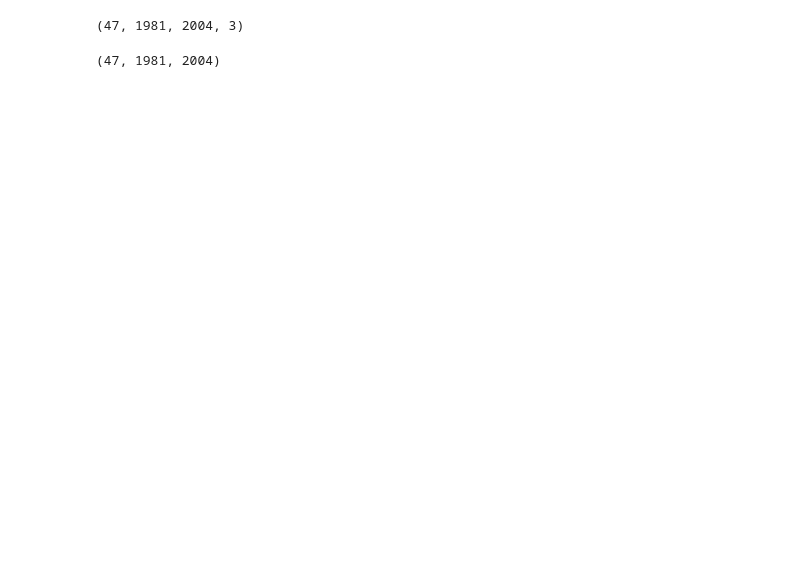
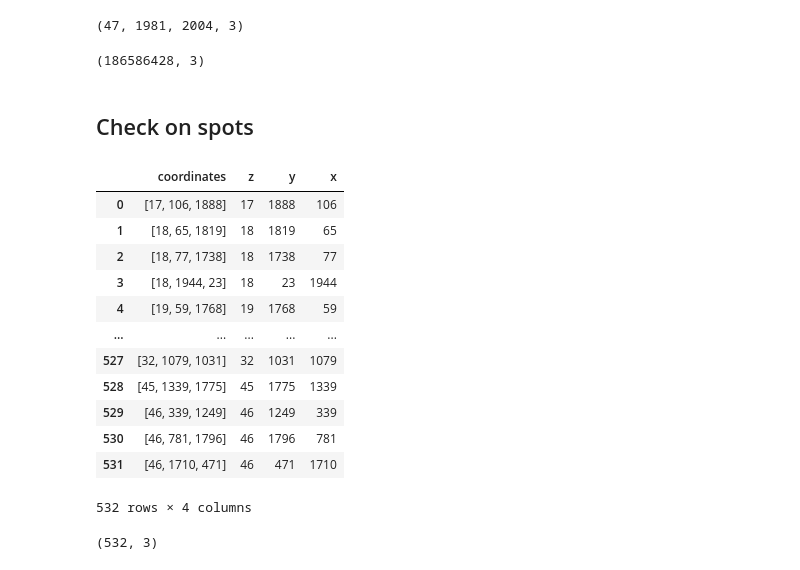
Before and after one commit to SlimaniF/Sequential_Fish, a Jupyter notebook: testing_notebooks/chromatic_abberration_testing.ipynb, the cells around one changed output. Drawn from its saved outputs; the diff is of its cells as text; code cells hidden in the pictures; blank space fills up the shorter version.

Commit message:
testing spots correction for chromatic abberrations

```diff
--- a/testing_notebooks/chromatic_abberration_testing.ipynb
+++ b/testing_notebooks/chromatic_abberration_testing.ipynb
@@ -48,7 +48,7 @@ calibration_image.shape
 # %% [output]
 (47, 1981, 2004, 3)
 # %%
-corrected_image = apply_polynomial_transform_3d_to_signal(
+corrected_image = apply_polynomial_transform_to_signal(
     image= calibration_image[...,2],
     poly= calibration['polynomial_features_inv'],
     model_x= calibration['x_inv_fit'],
@@ -56,9 +56,16 @@ corrected_image = apply_polynomial_transform_3d_to_signal(
     model_z= calibration['z_inv_fit'],
     voxel_size=calibration['voxel_size']
 )
-corrected_image.shape
+
+corrected_image_2d = apply_polynomial_transform_to_signal(
+    image= calibration_image[...,2],
+    poly= calibration['polynomial_features_inv'],
+    model_x= calibration['x_inv_fit'],
+    model_y= calibration['y_inv_fit'],
+    voxel_size=calibration['voxel_size']
+)
 # %% [output]
-(47, 1981, 2004)
+(186586428, 3)
 # %%
 import napari, os
 os.environ["QT_QPA_PLATFORM"] = "xcb"
@@ -72,2 +80,48 @@ Viewer.add_image(corrected_image, scale= voxel_size, name= "corrected_image", co
 
 napari.run()
+# %% [markdown]
+## Check on spots
+# %%
+def convert_str_coordinates_to_zyx_columns(coordinates_series : pd.Series) :
+    coordinates_series = coordinates_series.str.replace('(','').str.replace(')','').str.split(',')
+    res_df = pd.DataFrame(coordinates_series)
+    res_df['z'] = res_df['coordinates'].apply(lambda x : int(x[0])).astype(int)
+    res_df['y'] = res_df['coordinates'].apply(lambda x : int(x[2])).astype(int)
+    res_df['x'] = res_df['coordinates'].apply(lambda x : int(x[1])).astype(int)
+
+    return res_df
+# %%
+import pandas as pd
+import numpy as np
+spots_path = "/media/SSD_floricslimani/Fish_seq/Davide/Chromatic abberations/"
+ref_spots = pd.read_csv(spots_path + "/Beads-Field_01_channel1.csv", sep= ";")['coordinates'] #555nm
+abb_spots = pd.read_csv(spots_path + "/Beads-Field_01_channel2.csv", sep= ";")['coordinates'] #640nm
+ref_spots = convert_str_coordinates_to_zyx_columns(ref_spots)
+abb_spots = convert_str_coordinates_to_zyx_columns(abb_spots)
+ref_spots
+# %% [output]
+|  | coordinates | z | y | x |
+| 0 | [17, 106, 1888] | 17 | 1888 | 106 |
+| 1 | [18, 65, 1819] | 18 | 1819 | 65 |
+| 2 | [18, 77, 1738] | 18 | 1738 | 77 |
+| 3 | [18, 1944, 23] | 18 | 23 | 1944 |
+| 4 | [19, 59, 1768] | 19 | 1768 | 59 |
+| ... | ... | ... | ... | ... |
+| 527 | [32, 1079, 1031] | 32 | 1031 | 1079 |
+| 528 | [45, 1339, 1775] | 45 | 1775 | 1339 |
+| 529 | [46, 339, 1249] | 46 | 1249 | 339 |
+| 530 | [46, 781, 1796] | 46 | 1796 | 781 |
+| 531 | [46, 1710, 471] | 46 | 471 | 1710 |
+532 rows × 4 columns
+# %%
+abb_coordinates = np.array(list(
+    zip(abb_spots['z'],abb_spots['y'],abb_spots['x'],)
+)).astype(int)
+
+ref_coordinates = np.array(list(
+    zip(ref_spots['z'],ref_spots['y'],ref_spots['x'],)
+)).astype(int)
+
+ref_coordinates.shape
+# %% [output]
+(532, 3)
```
Also changed, not shown: parts of 6 cells of this notebook, 2 other files.
